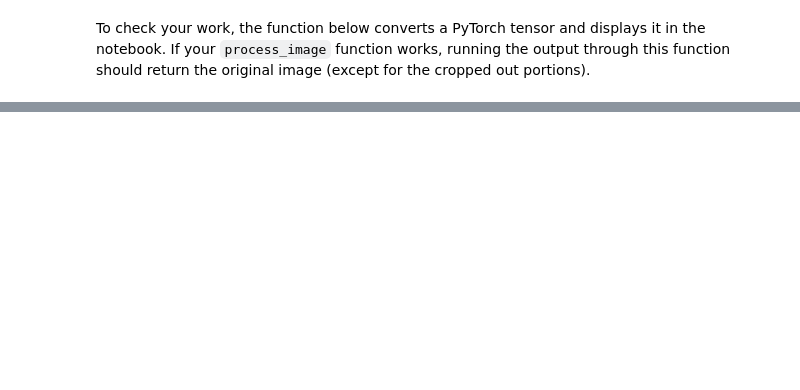
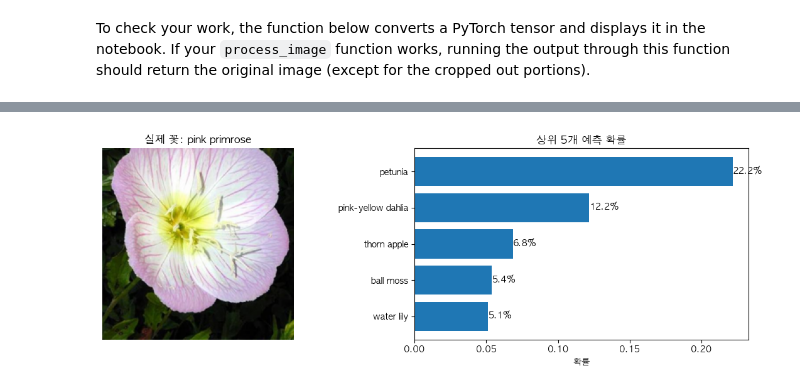
Before and after one commit to ThinkAllofYours/find_flower_ai, a Jupyter notebook: Image Classifier Project.ipynb, the cells around one changed output, grey strips where cells are left out. Cells and saved outputs as stored; diff of their text form; code cells hidden in the pictures; blank space fills up the shorter version.

```diff
--- a/Image Classifier Project.ipynb
+++ b/Image Classifier Project.ipynb
@@ -200,0 +155,9 @@ def process_image(image):
+# %%
+# GPU 사용 가능하면 GPU로 모델 이동, 그렇지 않으면 CPU 사용
+if torch.backends.mps.is_available():
+    device = torch.device("mps")
+elif torch.cuda.is_available():
+    device = torch.device("cuda")
+else:
+    device = torch.device("cpu")
+model.to(device)
@@ -200,0 +182,5 @@ def process_image(image):
+# %%
+epochs = 5  # 총 5번의 학습 반복 (epoch)
+steps = 0  # 학습 진행을 추적하는 변수
+running_loss = 0  # 현재 학습 중인 손실값 누적
+print_every = 5  # 5 스텝마다 진행 상황 출력
@@ -240,6 +459,0 @@ print(classes)
-# %%
-def predict(image_path, model, topk=5):
-    ''' Predict the class (or classes) of an image using a trained deep learning model.
-    '''
-
-    # TODO: Implement the code to predict the class from an image file
@@ -255,0 +537,55 @@ You can convert from the class integer encoding to actual flower names with the
+# %%
+def plot_prediction(image_path, model):
+    '''
+    이미지와 예측 결과를 시각화하는 함수
+
+    Parameters:
+        image_path (str): 예측할 이미지의 경로
+        model (torch.nn.Module): 학습된 PyTorch 모델
+    '''
+    # 한글 폰트 설정
+    plt.rcParams['font.family'] = 'AppleGothic'  # Mac OS용
+    # Windows의 경우: 'Malgun Gothic'
+    # Linux의 경우: 'NanumGothic'
+
+    plt.rcParams['axes.unicode_minus'] = False  # 마이너스 기호 깨짐 방지
+
+    # 이미지 로드 및 예측 수행
+    img = process_image(image_path)
+    probs, classes = predict(image_path, model)
+
+    # 클래스 인덱스를 실제 꽃 이름으로 변환
+    flower_names = [cat_to_name[cls] for cls in classes]
+
+    # 서브플롯 생성 (이미지용 1개, 막대 그래프용 1개)
+    fig, (ax1, ax2) = plt.subplots(figsize=(12,4), nrows=1, ncols=2)
+
+    # 이미지 표시
+    imshow(img, ax=ax1, title=f'실제 꽃: {cat_to_name[image_path.split("/")[-2]]}')
+
+    # 막대 그래프 생성
+    bars = ax2.barh(np.arange(len(probs)), probs)
+    ax2.set_yticks(np.arange(len(probs)))
+    ax2.set_yticklabels(flower_names)
+    ax2.invert_yaxis()  # 확률이 높은 순서대로 위에서 아래로 표시
+
+    # 막대 그래프에 확률값 표시
+    for i, bar in enumerate(bars):
+        width = bar.get_width()
+        ax2.text(width, bar.get_y() + bar.get_height()/2,
+                f'{width*100:.1f}%',
+                ha='left', va='center', fontsize=10)
+
+    # 그래프 제목과 레이블 설정
+    ax2.set_title('상위 5개 예측 확률')
+    ax2.set_xlabel('확률')
+
+    # 레이아웃 조정
+    plt.tight_layout()
+    plt.show()
+
+# 예시 이미지로 테스트
+test_image = 'flowers/test/1/image_06743.jpg'
+plot_prediction(test_image, loaded_model)
+# %% [output]
+[figure, added]
```
Also changed, not shown: parts of 27 cells of this notebook, 3 other files.
